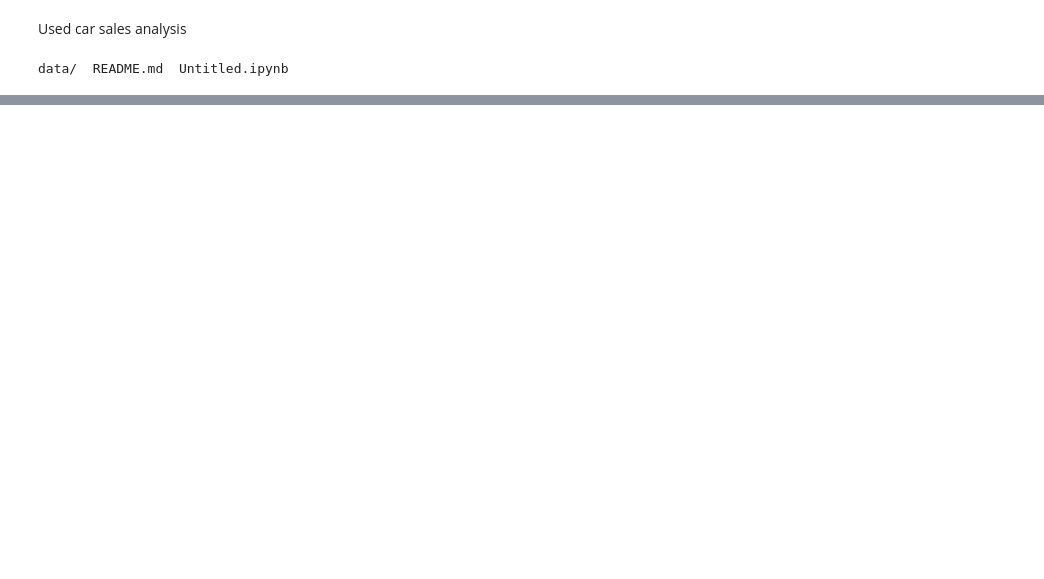
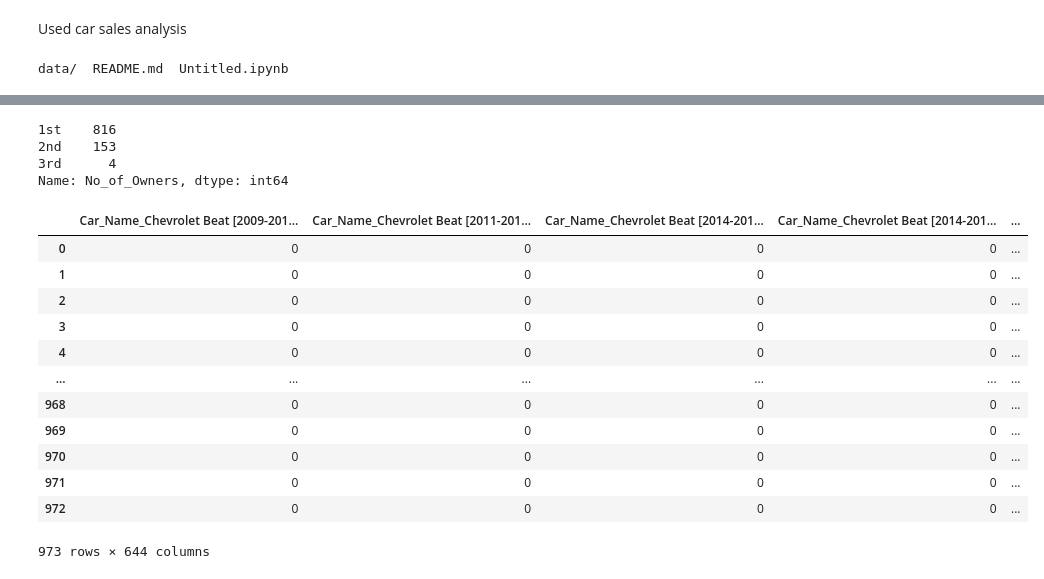
Before and after one commit to SamuelRobins/Capstone_Project, a Jupyter notebook: Untitled.ipynb, the cells around one changed output, grey strips where cells are left out. Saved outputs shown, nothing was run; the diff lists cells and outputs as text; code cells hidden in the pictures; blank space fills up the shorter version.

```diff
--- a/Untitled.ipynb
+++ b/Untitled.ipynb
@@ -85,2 +71,4 @@ Name: Price, Length: 976, dtype: object
+# %%
+df['Emission'] = df['Emission'].astype(int)
 # %%
 df['Price'] = df['Price'].astype(int)
@@ -106,0 +99,25 @@ memory usage: 152.6+ KB
+# %%
+df['No_of_Owners'].value_counts()
+# %% [output]
+1st    816
+2nd    153
+3rd      4
+Name: No_of_Owners, dtype: int64
+# %%
+df_dummy = pd.get_dummies(df[['Car_Name', "Make", "Model", "Color", "Body_Type", "Fuel_Type", "Engine_Type", "Transmission", "Transmission_Type"]])
+# %%
+df_dummy
+# %% [output]
+|  | Car_Name_Chevrolet Beat [2009-201... | Car_Name_Chevrolet Beat [2011-201... | Car_Name_Chevrolet Beat [2014-201... | Car_Name_Chevrolet Beat [2014-201... | ... |
+| 0 | 0 | 0 | 0 | 0 | ... |
+| 1 | 0 | 0 | 0 | 0 | ... |
+| 2 | 0 | 0 | 0 | 0 | ... |
+| 3 | 0 | 0 | 0 | 0 | ... |
+| 4 | 0 | 0 | 0 | 0 | ... |
+| ... | ... | ... | ... | ... | ... |
+| 968 | 0 | 0 | 0 | 0 | ... |
+| 969 | 0 | 0 | 0 | 0 | ... |
+| 970 | 0 | 0 | 0 | 0 | ... |
+| 971 | 0 | 0 | 0 | 0 | ... |
+| 972 | 0 | 0 | 0 | 0 | ... |
+973 rows × 644 columns
```
Also changed, not shown: parts of 28 cells of this notebook, 1 other file.
